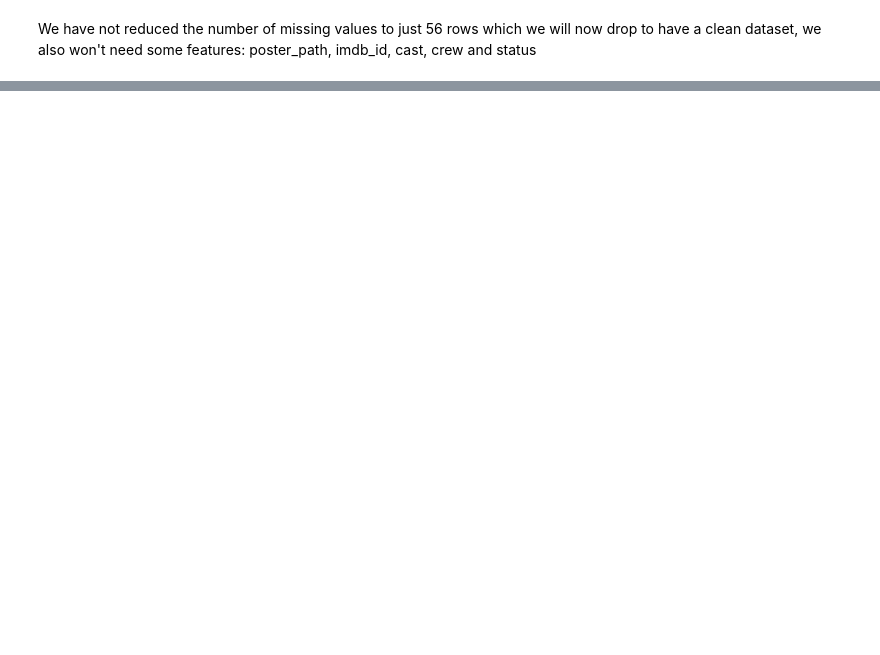
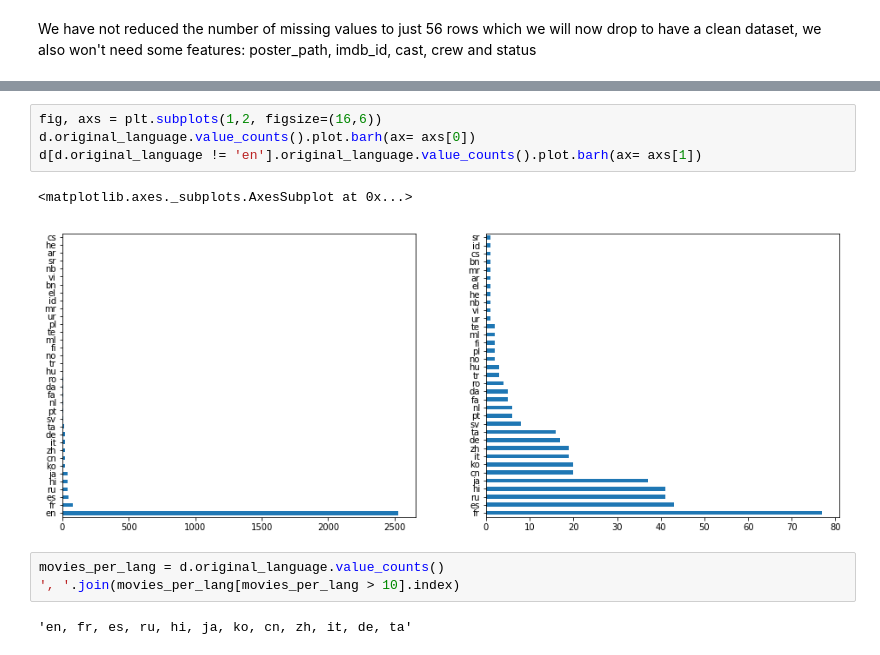
Before and after one commit to pedro-hf/tmdb-kaggle, a Jupyter notebook: tmdb.ipynb, the cells around one changed output, grey strips where cells are left out. Drawn from its saved outputs; the diff is of its cells as text; blank space fills up the shorter version.

```diff
--- a/tmdb.ipynb
+++ b/tmdb.ipynb
@@ -218,0 +283,12 @@ Name: production_companies, Length: 2433, dtype: int64
+# %%
+fig, axs = plt.subplots(1,2, figsize=(16,6))
+d.original_language.value_counts().plot.barh(ax= axs[0])
+d[d.original_language != 'en'].original_language.value_counts().plot.barh(ax= axs[1])
+# %% [output]
+<matplotlib.axes._subplots.AxesSubplot at 0x...>
+[figure, added]
+# %%
+movies_per_lang = d.original_language.value_counts()
+', '.join(movies_per_lang[movies_per_lang > 10].index)
+# %% [output]
+'en, fr, es, ru, hi, ja, ko, cn, zh, it, de, ta'
```
Also changed, not shown: parts of 23 cells of this notebook.
